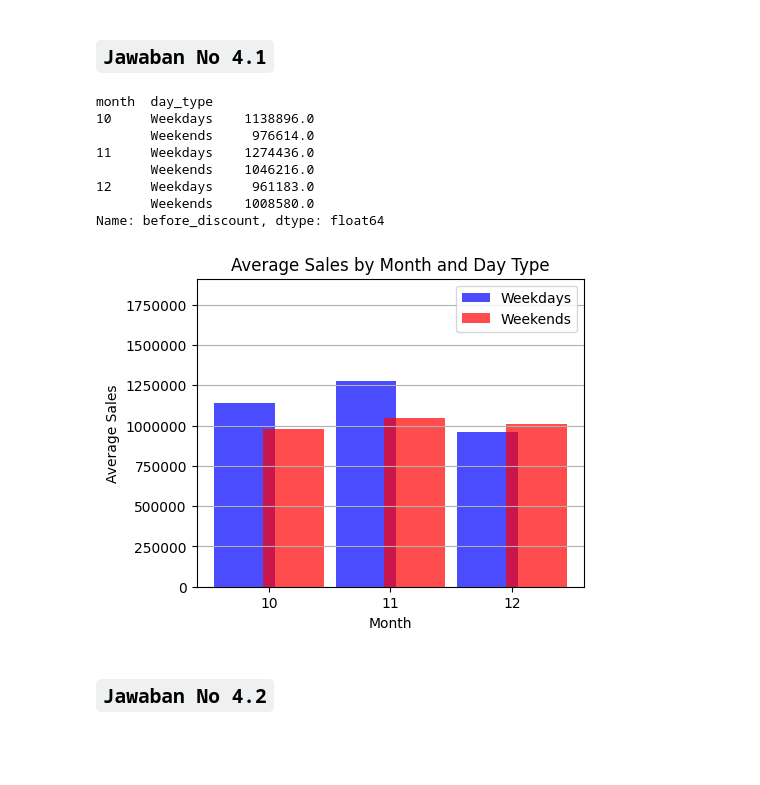
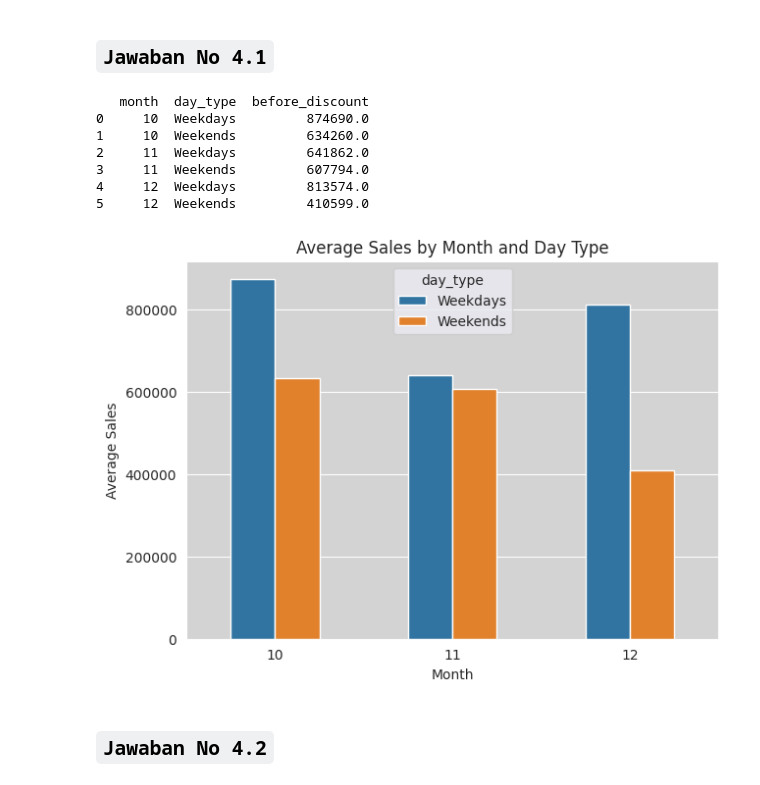
Before and after one commit to rizky-syahputra/python_for_da, a Jupyter notebook: Python_sales_analysis_pandas.ipynb, the cells around one changed output. Saved outputs shown, nothing was run; the diff lists cells and outputs as text; code cells hidden in the pictures; blank space fills up the shorter version.

```diff
--- a/Python_sales_analysis_pandas.ipynb
+++ b/Python_sales_analysis_pandas.ipynb
@@ -462,47 +458,37 @@ Regards
 ## `Jawaban No 4.1`
 # %%
 df_od['order_date'] = pd.to_datetime(df_od['order_date'])
-
 df_od['month'] = df_od['order_date'].dt.month
 df_od['day'] = df_od['order_date'].dt.dayofweek
 
 df_od['day_type'] = 'Weekdays'
 df_od.loc[df_od['day'] >= 5, 'day_type'] = 'Weekends'
 
-filtered_df = df_od[(df_od['order_date'] >= '2022-10-01') & (df_od['order_date'] <= '2022-12-31')]
-
-average_sales = filtered_df.groupby(['month', 'day_type'])['before_discount'].mean().round()
+filtered_df = df_od[(df_od['order_date'] >= '2022-10-01') &
+                   (df_od['order_date'] <= '2022-12-31') &
+                   (df_od['is_valid'] == 1)]
+average_sales = filtered_df.groupby(['month', 'day_type'])['before_discount'].mean().round().reset_index()
 
 print(average_sales)
 
-# Membuat plot dengan matplotlib
-plt.figure(figsize=(5, 4))
-weekdays_data = average_sales[average_sales.index.get_level_values('day_type') == 'Weekdays']
-weekends_data = average_sales[average_sales.index.get_level_values('day_type') == 'Weekends']
-x_weekdays = weekdays_data.index.get_level_values('month') - 0.2
-x_weekends = weekends_data.index.get_level_values('month') + 0.2
-plt.bar(x_weekdays, weekdays_data.values, width=0.5, label='Weekdays', color='b', alpha=0.7)
-plt.bar(x_weekends, weekends_data.values, width=0.5, label='Weekends', color='r', alpha=0.7)
-plt.ticklabel_format(style='plain', axis='y')
-plt.ylim(0, max(average_sales.values) * 1.5)
-
+# Membuat plot
+sns.set_style("darkgrid")
+plt.figure(figsize=(7, 5))
+sns.barplot(x='month', y='before_discount', hue='day_type', width=0.5, data=average_sales)
+plt.gca().set_facecolor('lightgrey')
+plt.title('Average Sales by Month and Day Type')
 plt.xlabel('Month')
 plt.ylabel('Average Sales')
-plt.title('Average Sales by Month and Day Type')
-plt.xticks(range(10, 13))
-plt.legend()
-plt.grid(axis='y')
 plt.show()
 # %% [output]
-month  day_type
-10     Weekdays    1138896.0
-       Weekends     976614.0
-11     Weekdays    1274436.0
-       Weekends    1046216.0
-12     Weekdays     961183.0
-       Weekends    1008580.0
-Name: before_discount, dtype: float64
+   month  day_type  before_discount
+0     10  Weekdays         874690.0
+1     10  Weekends         634260.0
+2     11  Weekdays         641862.0
+3     11  Weekends         607794.0
+4     12  Weekdays         813574.0
+5     12  Weekends         410599.0
-[figure, old version]
+[figure, new version]
 # %% [markdown]
 ## `Jawaban No 4.2`
 # %%
```
Also changed, not shown: parts of 6 cells of this notebook.
